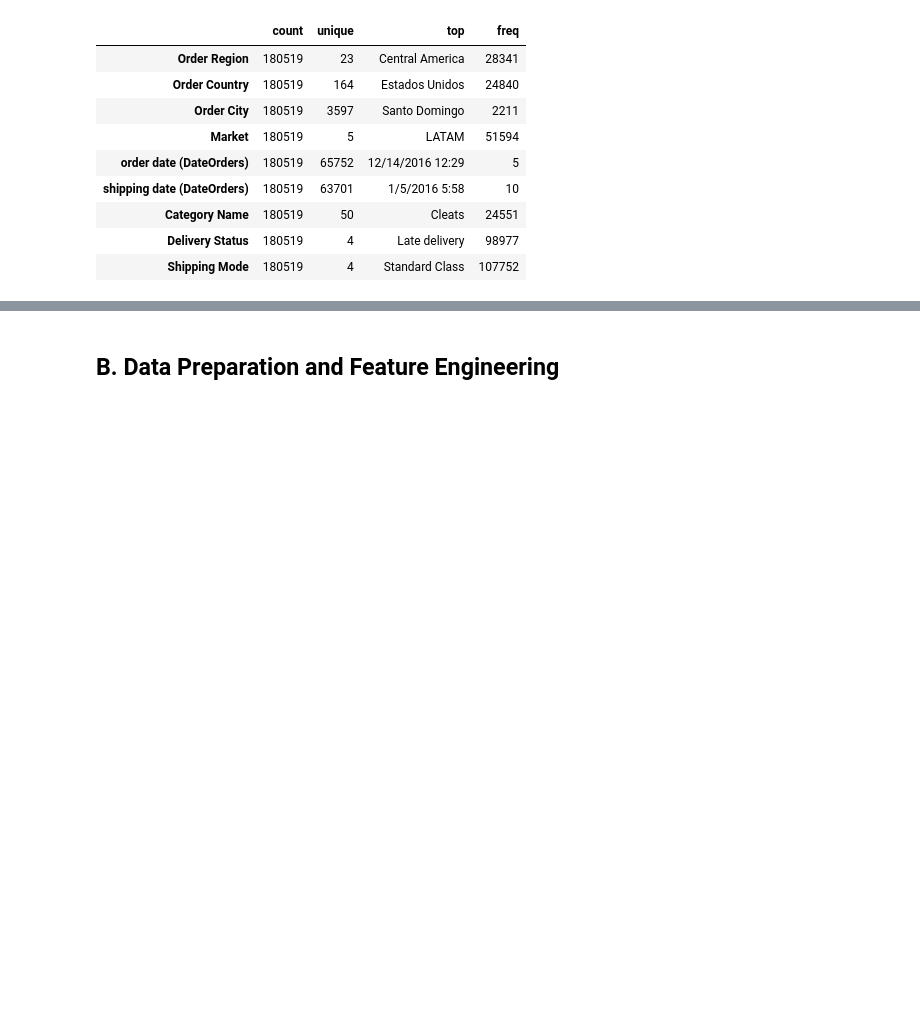
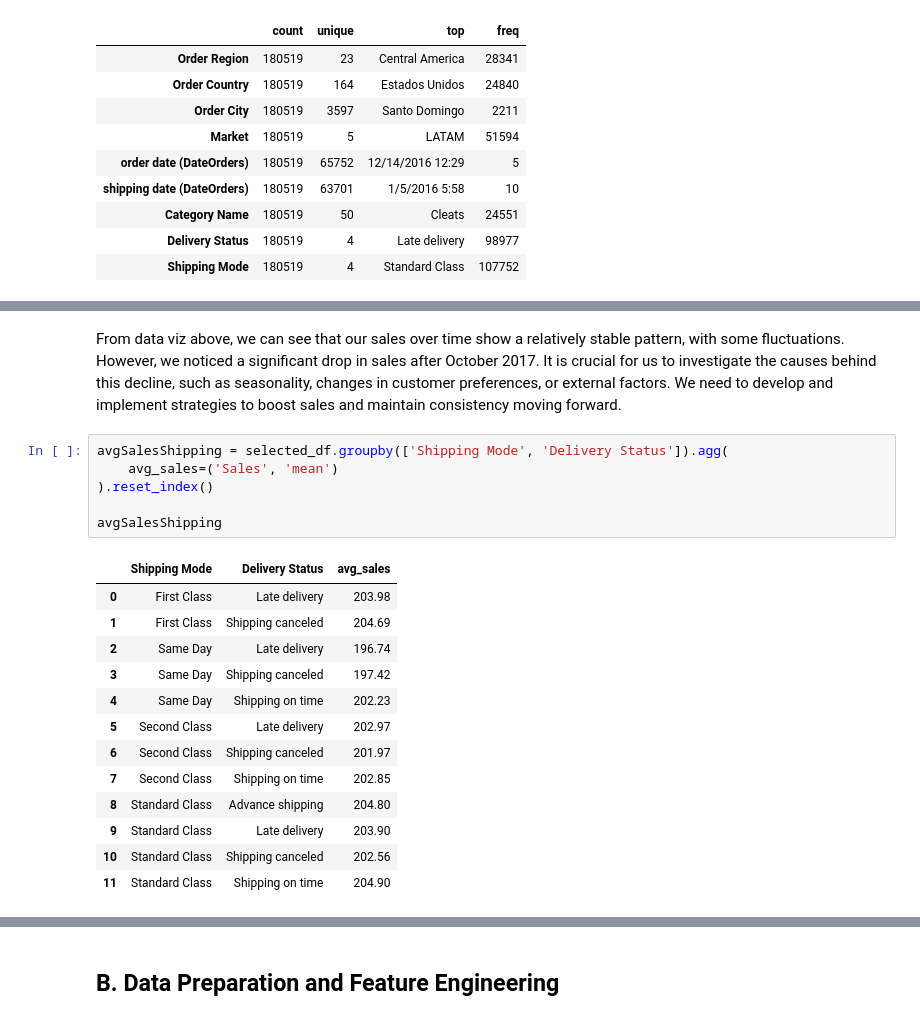
Before and after one commit to datawithalvin/pacmann-business-analytics, a Jupyter notebook: notebooks/data-exploration.ipynb, the cells around one changed output, grey strips where cells are left out. Drawn from its saved outputs; the diff is of its cells as text; blank space fills up the shorter version.

```diff
--- a/notebooks/data-exploration.ipynb
+++ b/notebooks/data-exploration.ipynb
@@ -231,0 +373,22 @@ Overall, this summary gives us an initial understanding of the dataframe, showin
+# %% [markdown]
+From data viz above, we can see that our sales over time show a relatively stable pattern, with some fluctuations. However, we noticed a significant drop in sales after October 2017. It is crucial for us to investigate the causes behind this decline, such as seasonality, changes in customer preferences, or external factors. We need to develop and implement strategies to boost sales and maintain consistency moving forward.
+# %%
+avgSalesShipping = selected_df.groupby(['Shipping Mode', 'Delivery Status']).agg(
+    avg_sales=('Sales', 'mean')
+).reset_index()
+
+avgSalesShipping
+# %% [output]
+|  | Shipping Mode | Delivery Status | avg_sales |
+| 0 | First Class | Late delivery | 203.98 |
+| 1 | First Class | Shipping canceled | 204.69 |
+| 2 | Same Day | Late delivery | 196.74 |
+| 3 | Same Day | Shipping canceled | 197.42 |
+| 4 | Same Day | Shipping on time | 202.23 |
+| 5 | Second Class | Late delivery | 202.97 |
+| 6 | Second Class | Shipping canceled | 201.97 |
+| 7 | Second Class | Shipping on time | 202.85 |
+| 8 | Standard Class | Advance shipping | 204.80 |
+| 9 | Standard Class | Late delivery | 203.90 |
+| 10 | Standard Class | Shipping canceled | 202.56 |
+| 11 | Standard Class | Shipping on time | 204.90 |
```
Also changed, not shown: parts of 18 cells of this notebook.
